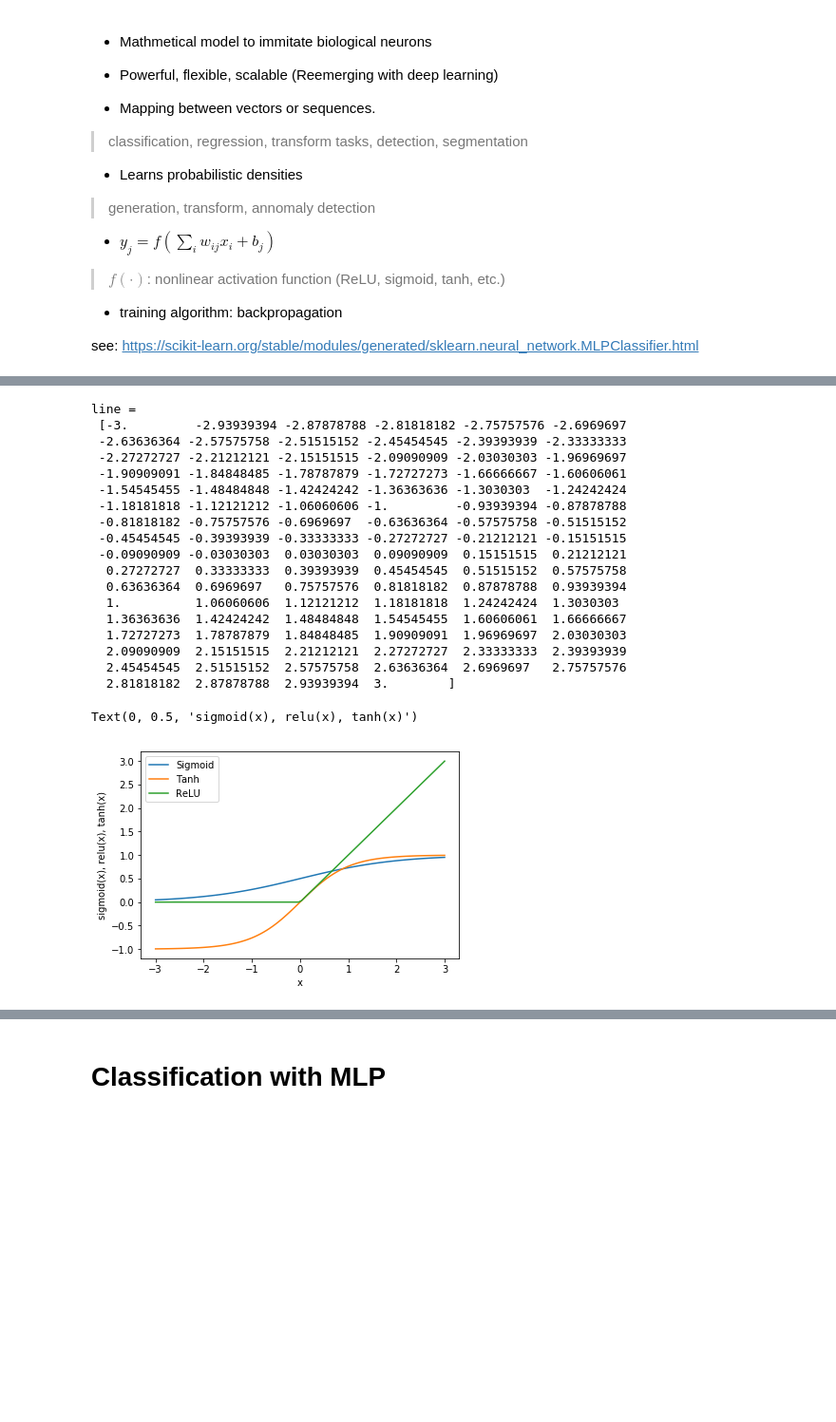
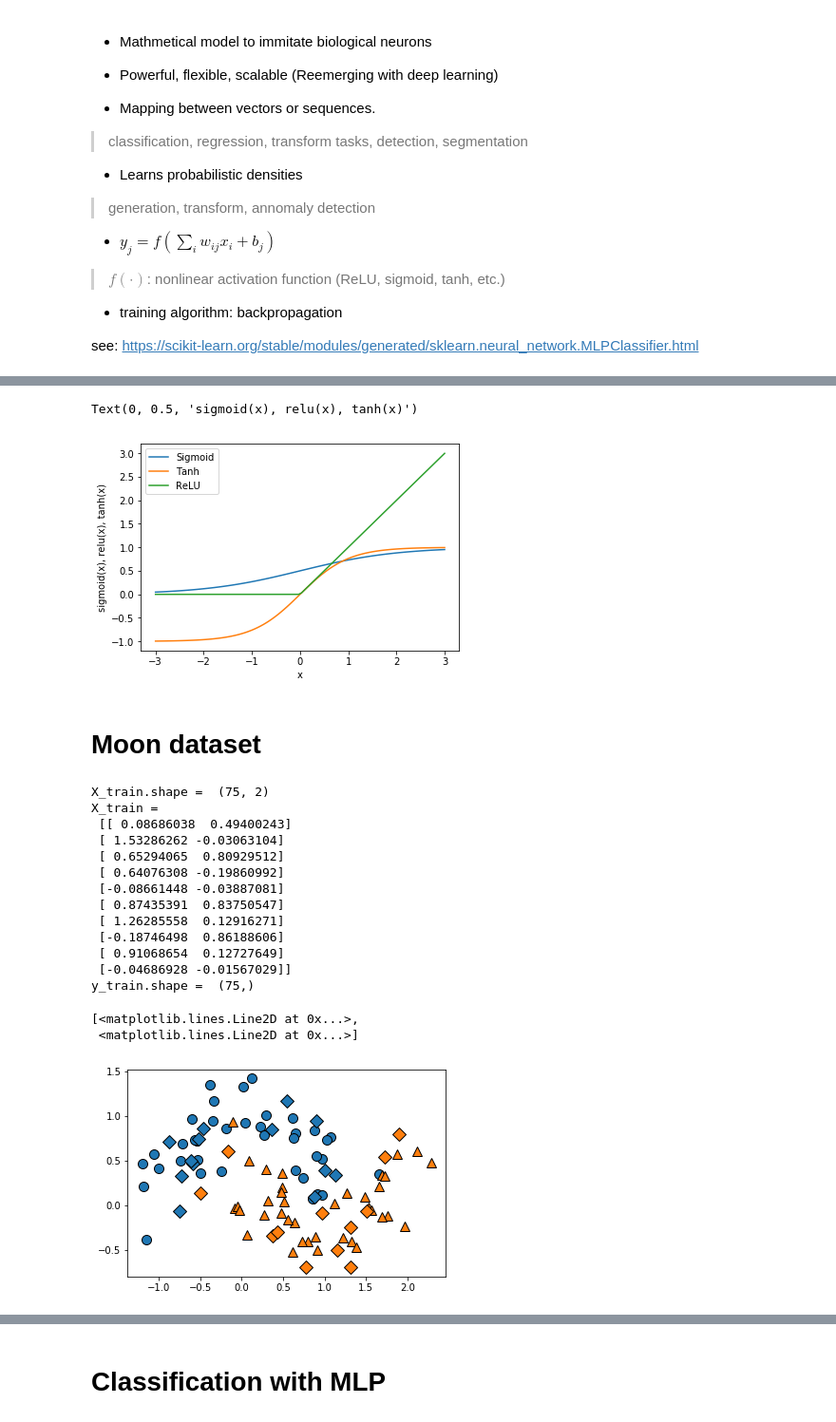
Before and after one commit to callee2006/MachineLearning, a Jupyter notebook: MLP_(scikit_learn).ipynb, the cells around one changed output, grey strips where cells are left out. Shown at 95% size. Drawn from its saved outputs; the diff is of its cells as text; code cells hidden in the pictures; blank space fills up the shorter version.

```diff
--- a/MLP_(scikit_learn).ipynb
+++ b/MLP_(scikit_learn).ipynb
@@ -78,10 +103,4 @@ display(mglearn.plots.plot_single_hidden_layer_graph())
 # %%
-# non-linearity functions (sigmoid, tanh, ReLU)
-
-# x coordinates from -3 to 3
-line = np.linspace(-3, 3, 100)
-print("line =\n", line)
-
 # sigmoid (logistic)
 plt.plot(line, [1/(1+np.exp(-x)) for x in line], label="Sigmoid")
 
@@ -95,23 +114,37 @@ plt.legend(loc="best")
 plt.xlabel("x")
 plt.ylabel("sigmoid(x), relu(x), tanh(x)")
 # %% [output]
-line =
- [-3.         -2.93939394 -2.87878788 -2.81818182 -2.75757576 -2.6969697
- -2.63636364 -2.57575758 -2.51515152 -2.45454545 -2.39393939 -2.33333333
- -2.27272727 -2.21212121 -2.15151515 -2.09090909 -2.03030303 -1.96969697
- -1.90909091 -1.84848485 -1.78787879 -1.72727273 -1.66666667 -1.60606061
- -1.54545455 -1.48484848 -1.42424242 -1.36363636 -1.3030303  -1.24242424
- -1.18181818 -1.12121212 -1.06060606 -1.         -0.93939394 -0.87878788
- -0.81818182 -0.75757576 -0.6969697  -0.63636364 -0.57575758 -0.51515152
- -0.45454545 -0.39393939 -0.33333333 -0.27272727 -0.21212121 -0.15151515
- -0.09090909 -0.03030303  0.03030303  0.09090909  0.15151515  0.21212121
-  0.27272727  0.33333333  0.39393939  0.45454545  0.51515152  0.57575758
-  0.63636364  0.6969697   0.75757576  0.81818182  0.87878788  0.93939394
-  1.          1.06060606  1.12121212  1.18181818  1.24242424  1.3030303
-  1.36363636  1.42424242  1.48484848  1.54545455  1.60606061  1.66666667
-  1.72727273  1.78787879  1.84848485  1.90909091  1.96969697  2.03030303
-  2.09090909  2.15151515  2.21212121  2.27272727  2.33333333  2.39393939
-  2.45454545  2.51515152  2.57575758  2.63636364  2.6969697   2.75757576
-  2.81818182  2.87878788  2.93939394  3.        ]
+Text(0, 0.5, 'sigmoid(x), relu(x), tanh(x)')
-Text(0, 0.5, 'sigmoid(x), relu(x), tanh(x)')
 [figure]
+# %% [markdown]
+# Moon dataset
+# %%
+# generate data
+
+from sklearn.datasets import make_moons
+X, y = make_moons(n_samples=100, noise=0.25, random_state=3)
+X_train, X_test, y_train, y_test = train_test_split(X, y, stratify=y,random_state=42)
+
+print("X_train.shape = ", X_train.shape)
+print("X_train =\n", X_train[:10])
+print("y_train.shape = ", y_train.shape)
+
+mglearn.discrete_scatter(X_train[:, 0], X_train[:, 1], y_train)
+mglearn.discrete_scatter(X_test[:, 0], X_test[:, 1], y_test, markers='D')
+# %% [output]
+X_train.shape =  (75, 2)
+X_train =
+ [[ 0.08686038  0.49400243]
+ [ 1.53286262 -0.03063104]
+ [ 0.65294065  0.80929512]
+ [ 0.64076308 -0.19860992]
+ [-0.08661448 -0.03887081]
+ [ 0.87435391  0.83750547]
+ [ 1.26285558  0.12916271]
+ [-0.18746498  0.86188606]
+ [ 0.91068654  0.12727649]
+ [-0.04686928 -0.01567029]]
+y_train.shape =  (75,)
+[<matplotlib.lines.Line2D at 0x...>,
+ <matplotlib.lines.Line2D at 0x...>]
+[figure, added]
```
Also changed, not shown: parts of 14 cells of this notebook.
